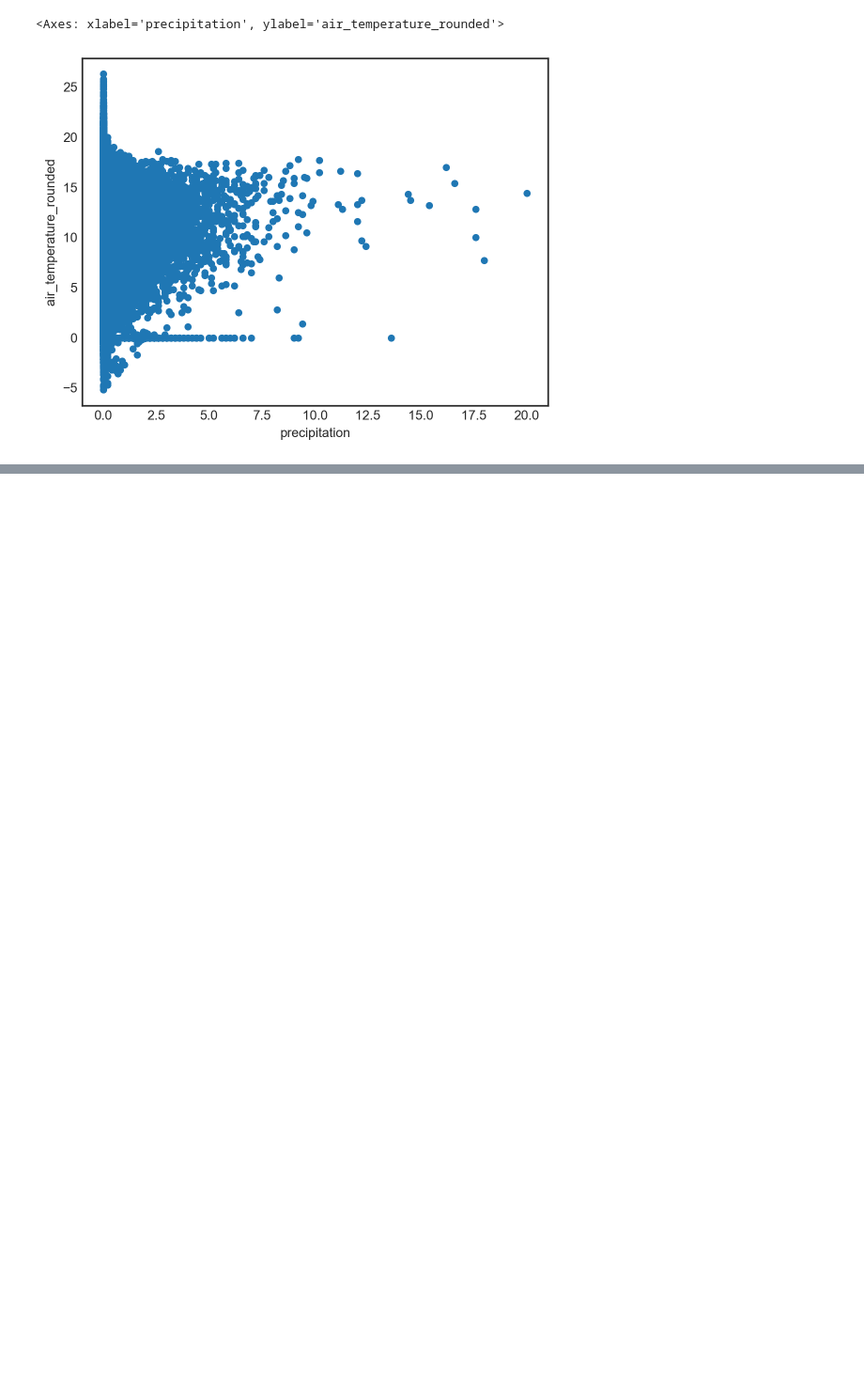
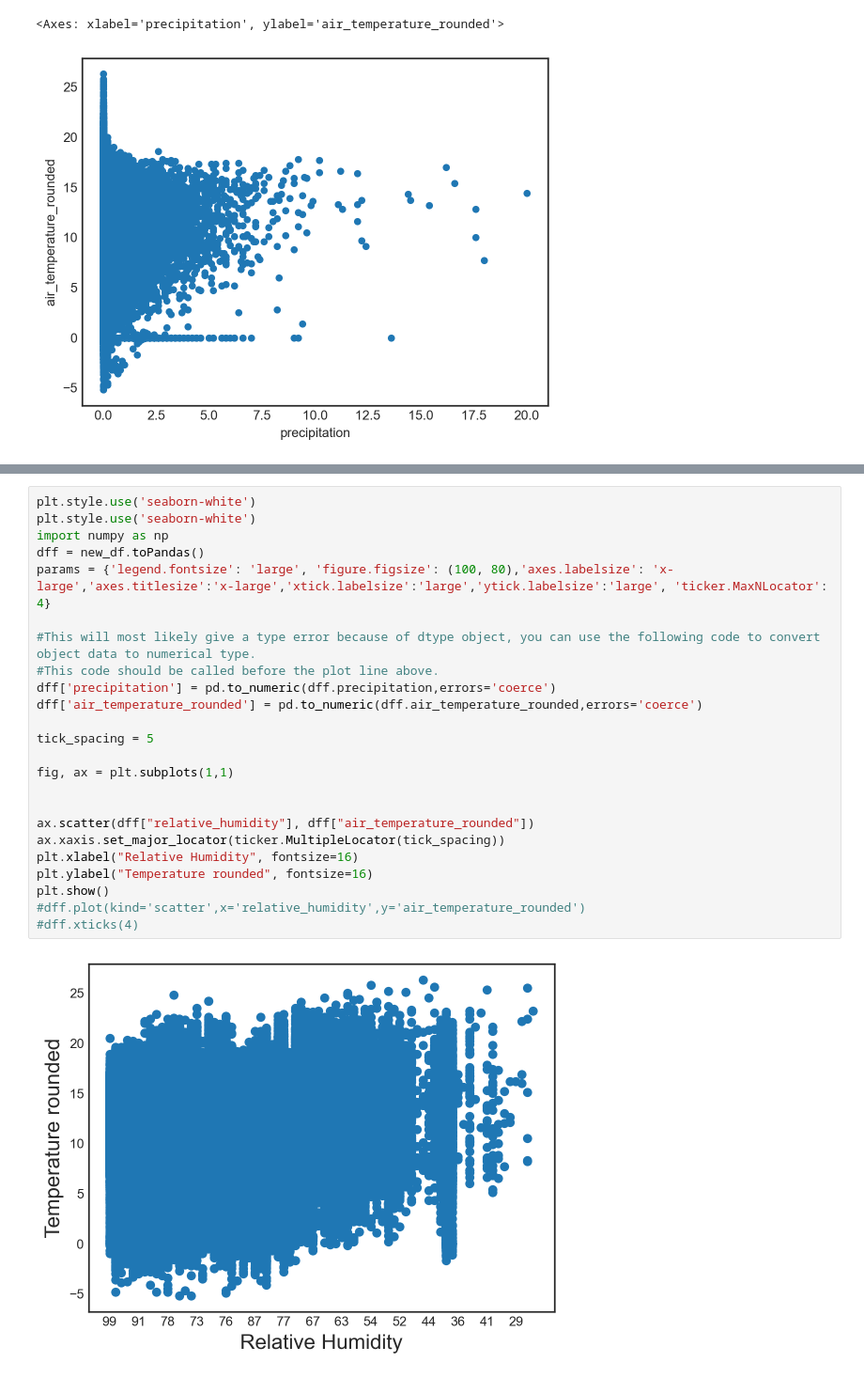
Before and after one commit to mkoivula18/mass_data_analysis_2023, a Jupyter notebook: mikael_exe1.ipynb, the cells around one changed output, grey strips where cells are left out. Shown at 94% size. Cells and saved outputs as stored; diff of their text form; blank space fills up the shorter version.

```diff
--- a/mikael_exe1.ipynb
+++ b/mikael_exe1.ipynb
@@ -92,0 +116,26 @@ dff.plot(kind='scatter',x='precipitation',y='air_temperature_rounded')
+# %%
+plt.style.use('seaborn-white')
+plt.style.use('seaborn-white')
+import numpy as np
+dff = new_df.toPandas()
+params = {'legend.fontsize': 'large', 'figure.figsize': (100, 80),'axes.labelsize': 'x-large','axes.titlesize':'x-large','xtick.labelsize':'large','ytick.labelsize':'large', 'ticker.MaxNLocator': 4}
+
+#This will most likely give a type error because of dtype object, you can use the following code to convert object data to numerical type.
+#This code should be called before the plot line above.
+dff['precipitation'] = pd.to_numeric(dff.precipitation,errors='coerce')
+dff['air_temperature_rounded'] = pd.to_numeric(dff.air_temperature_rounded,errors='coerce')
+
+tick_spacing = 5
+
+fig, ax = plt.subplots(1,1)
+
+
+ax.scatter(dff["relative_humidity"], dff["air_temperature_rounded"])
+ax.xaxis.set_major_locator(ticker.MultipleLocator(tick_spacing))
+plt.xlabel("Relative Humidity", fontsize=16)
+plt.ylabel("Temperature rounded", fontsize=16)
+plt.show()
+#dff.plot(kind='scatter',x='relative_humidity',y='air_temperature_rounded')
+#dff.xticks(4)
+# %% [output]
+[figure, added]
```
Also changed, not shown: parts of 3 cells of this notebook, 8 other files.
